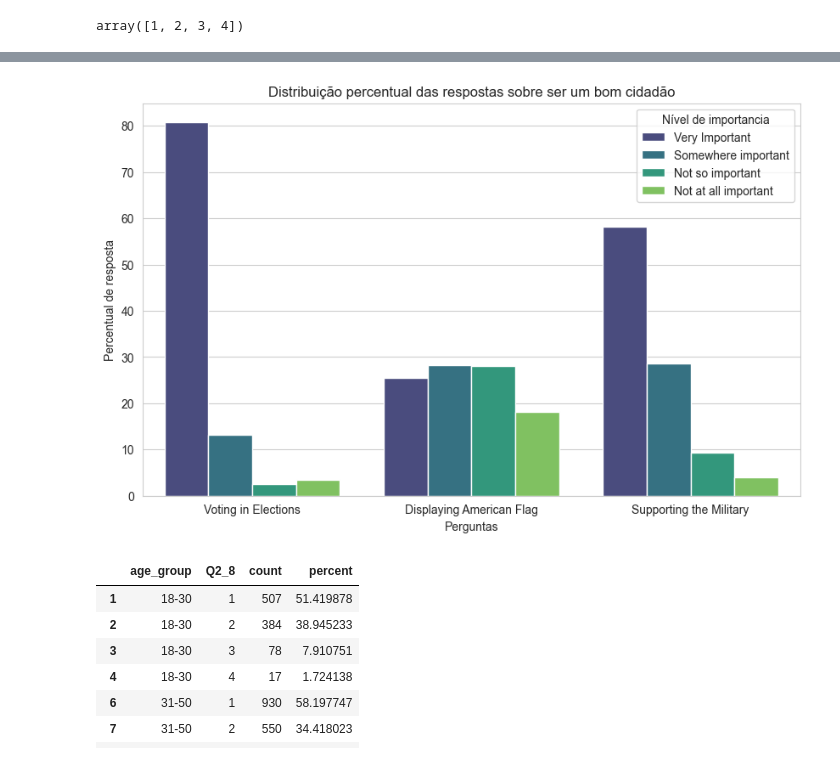
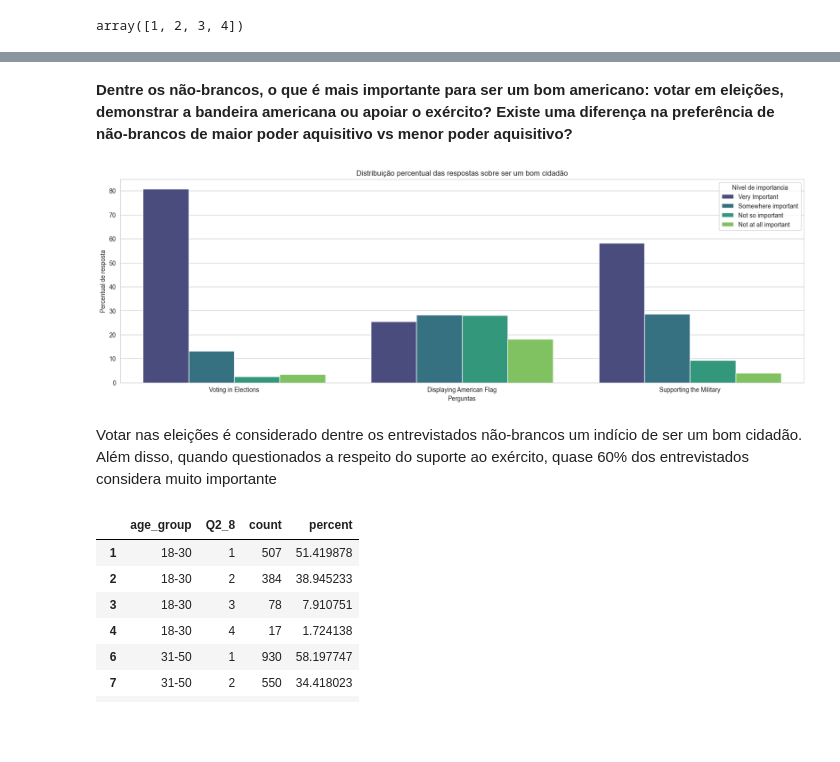
Before and after one commit to raulward/non-voters-project, a Jupyter notebook: workbook.ipynb, the cells around one changed output, grey strips where cells are left out. Cells and saved outputs as stored; diff of their text form; code cells hidden in the pictures; blank space fills up the shorter version.

```diff
--- a/workbook.ipynb
+++ b/workbook.ipynb
@@ -261,17 +257,21 @@ count_data[["importance_level_group"]]
+# %% [markdown]
+**Dentre os não-brancos, o que é mais importante para ser um bom americano: votar em eleições, demonstrar a bandeira americana ou apoiar o exército? Existe uma diferença na preferência de não-brancos de maior poder aquisitivo vs menor poder aquisitivo?**
 # %%
-plt.figure(figsize=(10, 6))
+plt.figure(figsize=(20, 6))
 
 legend_label = ["Very Important", "Somewhere important", "Somewhere important", "Not at all important"]
 
 sns.barplot(data=count_data, x="subquestion", y="percent", hue="importance_level_group", palette="viridis")
 plt.title("Distribuição percentual das respostas sobre ser um bom cidadão")
 plt.xticks(ticks=range(len(count_data["subquestion"].unique())), labels=["Voting in Elections", "Displaying American Flag", "Supporting the Military"])
 plt.legend(title="Nível de importancia")
 plt.xlabel("Perguntas")
 plt.ylabel("Percentual de resposta")
 plt.show()
 # %% [output]
-[figure, old version]
+[figure, new version]
+# %% [markdown]
+Votar nas eleições é considerado dentre os entrevistados não-brancos um indício de ser um bom cidadão. Além disso, quando questionados a respeito do suporte ao exército, quase 60% dos entrevistados considera muito importante
 # %%
 def categorize_age(age):
     if age >= 18 and age <= 30:
```
Also changed, not shown: parts of 22 cells of this notebook.
